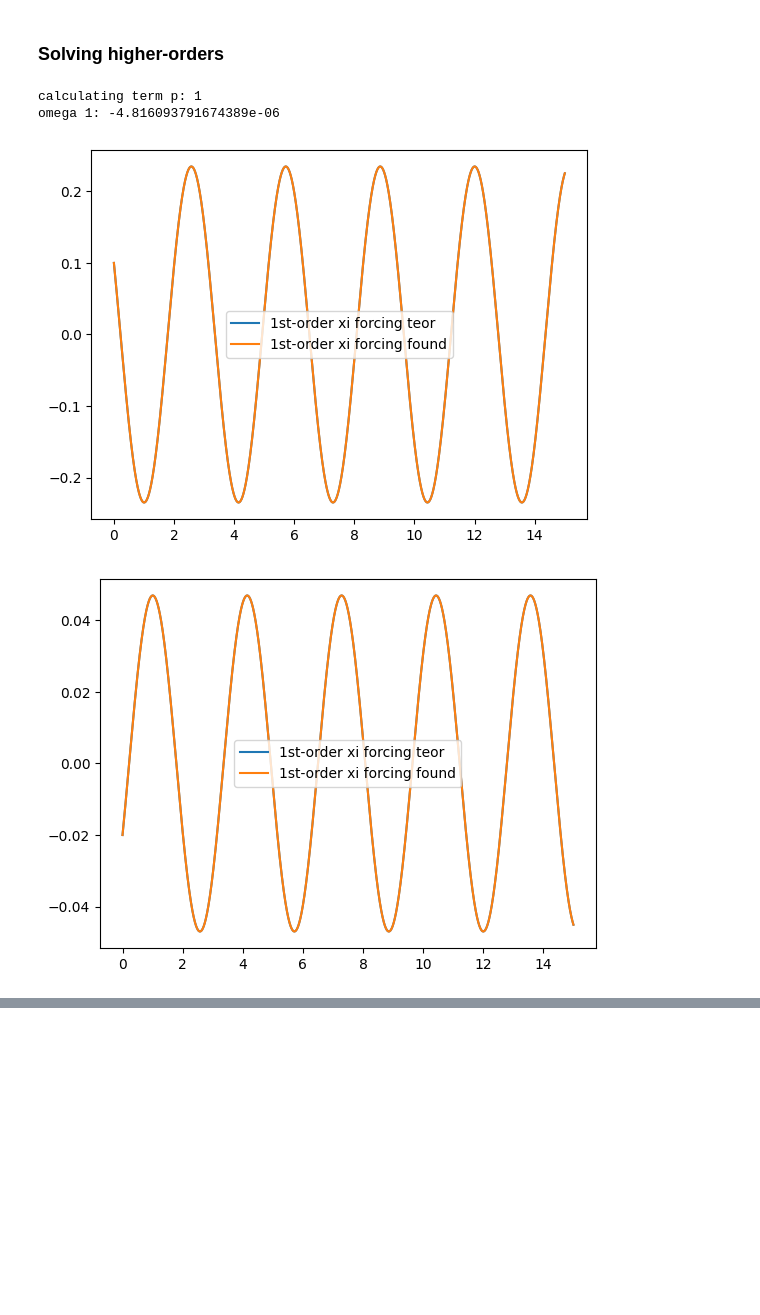
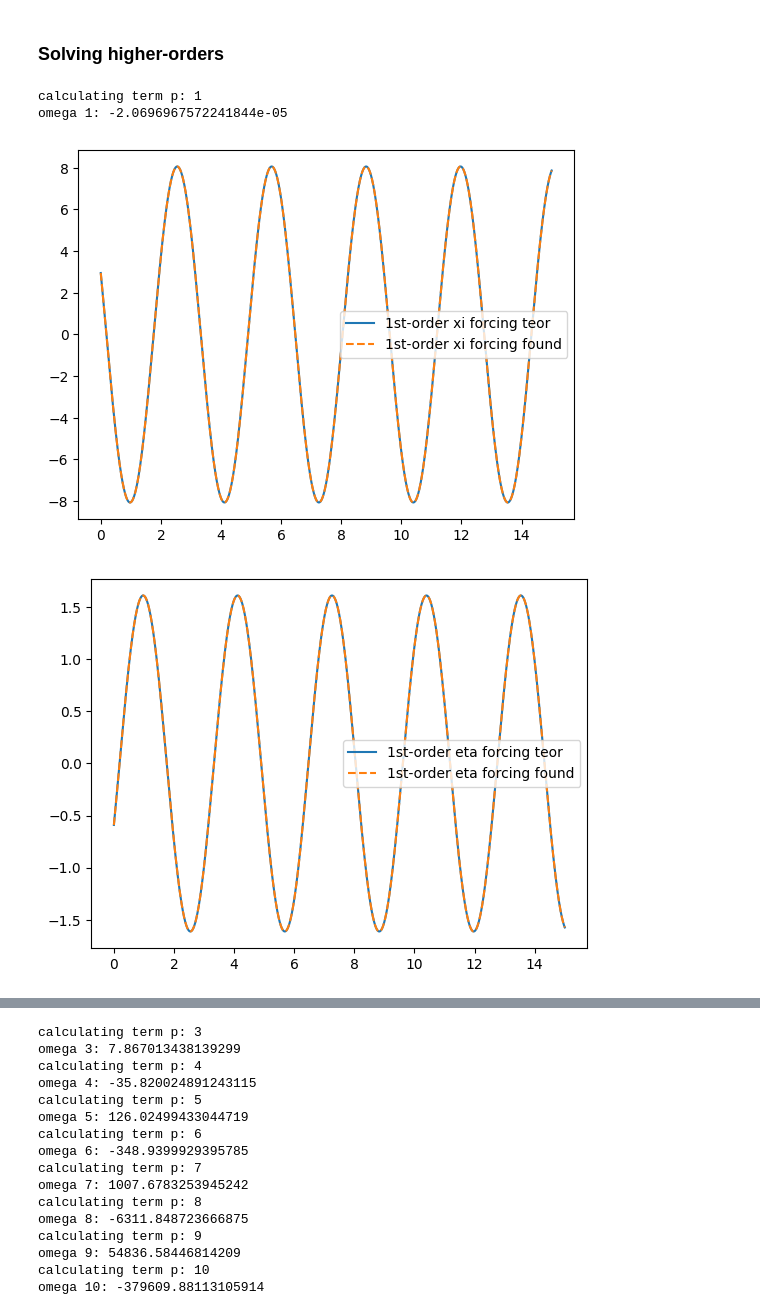
Before and after one commit to esemsc-dda24/PTL-PINNs, a Jupyter notebook: ptlpinns/results/lotka_volterra.ipynb, the cells around one changed output, grey strips where cells are left out. Cells and saved outputs as stored; diff of their text form; code cells hidden in the pictures; blank space fills up the shorter version.

Commit message:
w_2 and w_3 don't match grozdanovski but it seems there is an improvement by considering more orders so this will require in depth investigation

```diff
--- a/ptlpinns/results/lotka_volterra.ipynb
+++ b/ptlpinns/results/lotka_volterra.ipynb
@@ -9,7 +9,7 @@ import torch
 ## Equation parameters
 # %%
 alpha = 0.2
-x0, y0 = 1.1, 0.99
+x0, y0 = 1.59, 0.95
 t_span = (0, 15)
 t_eval = np.linspace(t_span[0], t_span[1], 5120)
 # %% [markdown]
@@ -148,41 +155,47 @@ for p in range(1, n_corrections + 1):
 
     eta_forcing = calculate_forcing_eta(w_n, w_list, eta_list, xi_list, eta_dot)
     eta_forcing_interp = CubicSpline(t_eval, eta_forcing)
 
     def lv_nth_order(t, z):
         x, y = z
         dx = - y + xi_forcing_interp(t)
         dy = alpha * x + eta_forcing_interp(t)
         return np.array([dx / np.sqrt(alpha), dy / np.sqrt(alpha)])
 
     # solving x_n ode
     xi_nth_order, eta_nth_order = (numerical.solve_ode_equation(lv_nth_order, t_span, t_eval, np.array([0,0])))
 
     w_list.append(w_n)
     xi_list.append(xi_nth_order)
     eta_list.append(eta_nth_order)
     xi_dot.append(np.gradient(xi_nth_order, t_eval))
     eta_dot.append(np.gradient(eta_nth_order, t_eval))
 
 
     if p == 1:
         plt.plot(t_eval, (- xi_list[0] * eta_list[0] - w_list[1] * xi_dot[0]), label = "1st-order xi forcing teor")
-        plt.plot(t_eval, xi_forcing_interp(t_eval), label = "1st-order xi forcing found")
+        plt.plot(t_eval, xi_forcing_interp(t_eval), "--", label = "1st-order xi forcing found")
         plt.legend()
         plt.show()
 
-        plt.plot(t_eval, alpha * xi_list[0] * eta_list[0] - w_list[1] * eta_dot[0], label = "1st-order xi forcing teor")
-        plt.plot(t_eval, eta_forcing_interp(t_eval), label = "1st-order xi forcing found")
+        plt.plot(t_eval, alpha * xi_list[0] * eta_list[0] - w_list[1] * eta_dot[0], label = "1st-order eta forcing teor")
+        plt.plot(t_eval, eta_forcing_interp(t_eval), "--", label = "1st-order eta forcing found")
         plt.legend()
         plt.show()
 
-    #if p == 2:
-    #    plt.plot(t_eval, (- xi_list[0] * eta_list[0] - w_list[1] * xi_dot[0]), label = "2nd-order xi forcing teor")
-    #    plt.plot(t_eval, xi_forcing_interp(t_eval), label = "2nd-order xi forcing found")
-    #    plt.legend()
+    if p == 2:
+        plt.plot(t_eval, (- w_list[2] * xi_dot[0] - w_list[1] * xi_dot[1] - xi_list[0] * eta_list[1] - eta_list[0] * xi_list[1]), label = "2nd-order xi forcing teor")
+        plt.plot(t_eval, xi_forcing_interp(t_eval), "--", label = "2nd-order xi forcing found")
+        plt.legend()
+        plt.show()
+
+        plt.plot(t_eval, (- w_list[2] * eta_dot[0] - w_list[1] * eta_dot[1] + alpha * (eta_list[0] * xi_list[1] + xi_list[0] * eta_list[1])), label = "2nd-order eta forcing teor")
+        plt.plot(t_eval, eta_forcing_interp(t_eval), "--", label = "2nd-order eta forcing found")
+        plt.legend()
+        plt.show()
 # %% [output]
 calculating term p: 1
-omega 1: -4.816093791674389e-06
+omega 1: -2.0696967572241844e-05
-[figure, old version]
+[figure, new version]
-[figure, old version]
+[figure, new version]
 calculating term p: 2
@@ -206,2 +205,18 @@ omega 10: -0.007787780432824957
+calculating term p: 3
+omega 3: 7.867013438139299
+calculating term p: 4
+omega 4: -35.820024891243115
+calculating term p: 5
+omega 5: 126.02499433044719
+calculating term p: 6
+omega 6: -348.9399929395785
+calculating term p: 7
+omega 7: 1007.6783253945242
+calculating term p: 8
+omega 8: -6311.848723666875
+calculating term p: 9
+omega 9: 54836.58446814209
+calculating term p: 10
+omega 10: -379609.88113105914
 # %%
 # don't forget xi_0 is defined in tau!
```
Also changed, not shown: parts of 9 cells of this notebook, 1 other file.
